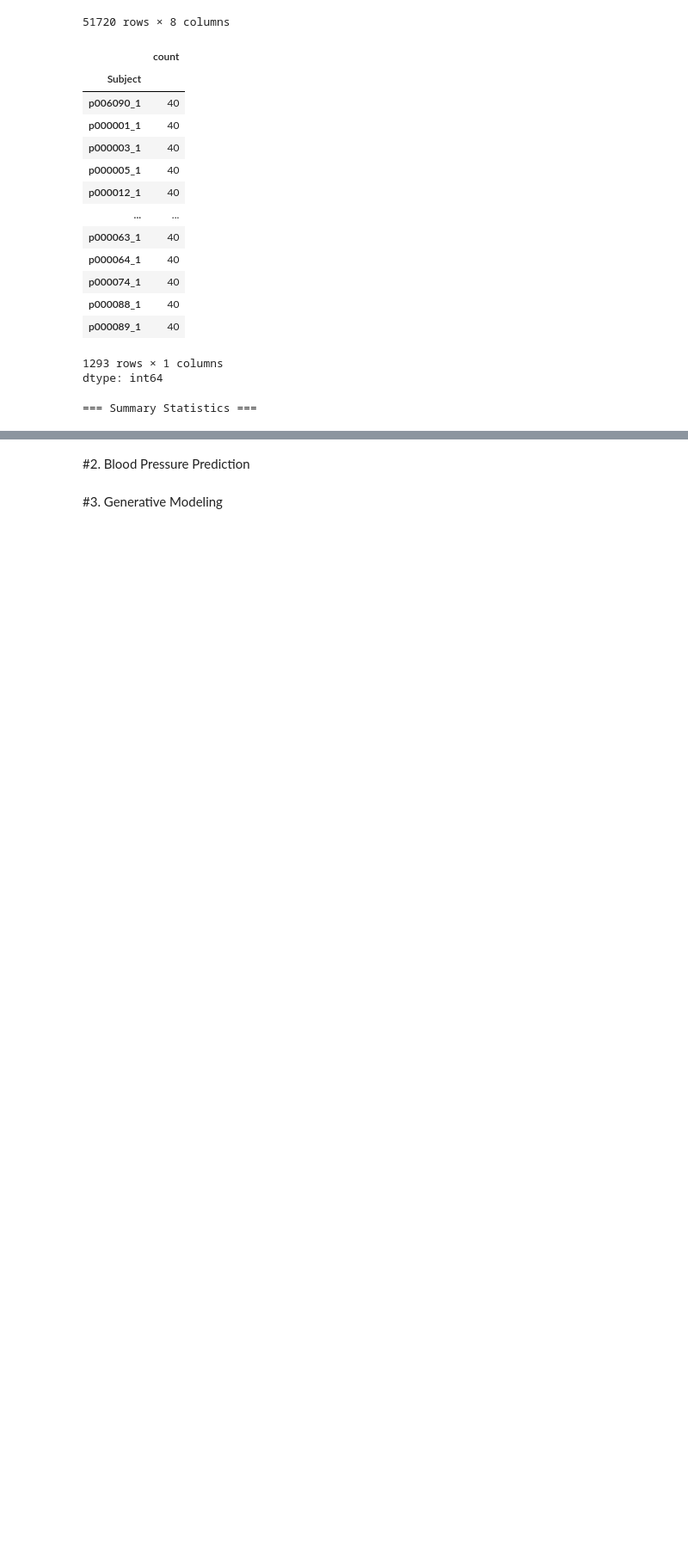
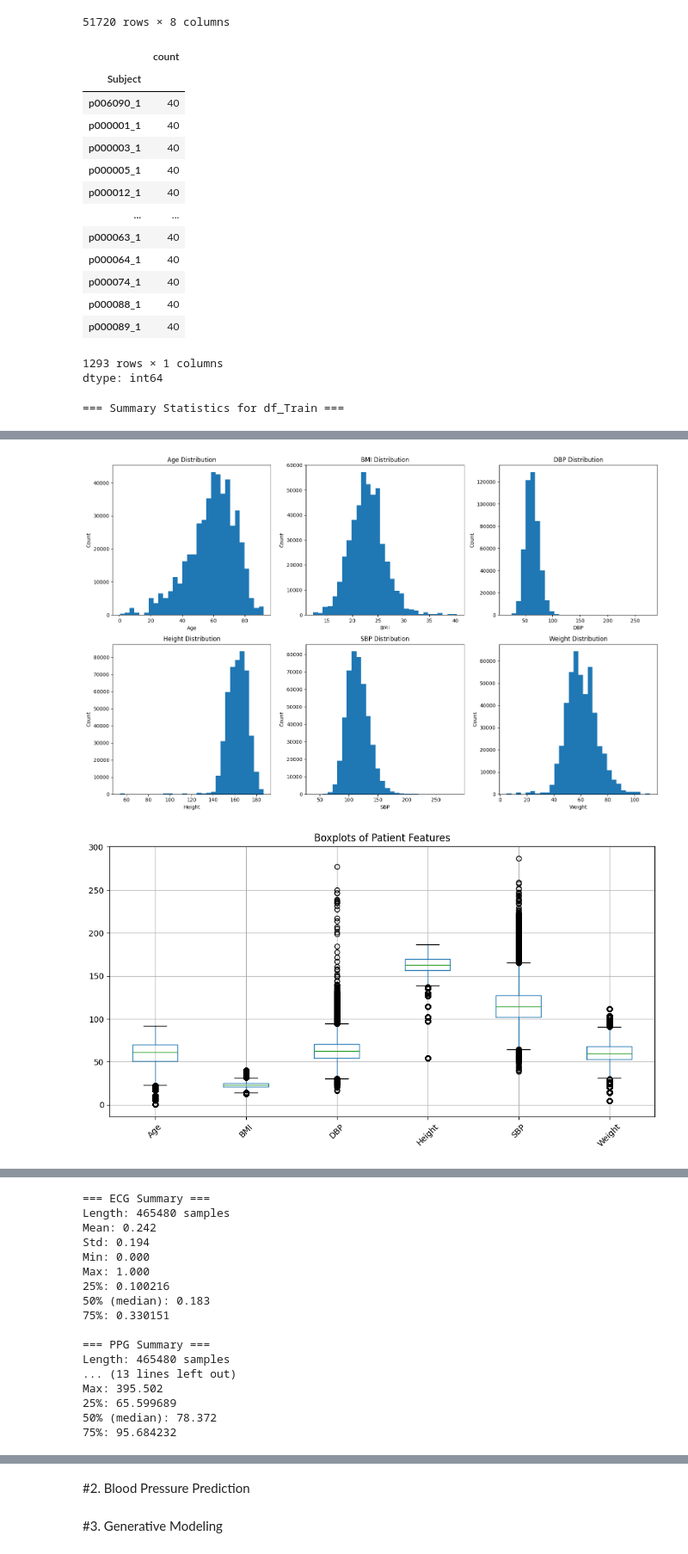
Before and after one commit to elainewong756/math-data-science-course-Project4, a Jupyter notebook: Project4.ipynb, the cells around one changed output, grey strips where cells are left out. Shown at 86% size. Drawn from its saved outputs; the diff is of its cells as text; code cells hidden in the pictures; blank space fills up the shorter version.

```diff
--- a/Project4.ipynb
+++ b/Project4.ipynb
@@ -99,10 +78,12 @@ Then in 'change runtime type' click A100 GPU and high RAM.
 
 !cat /proc/meminfo
 
-!pip install mat73
+#!pip install mat73
 import mat73
 import pandas as pd
 import numpy as np
+
+DATA_DIR = "/content/drive/MyDrive/pulsedb/"
 
 def load_mat_file(file_path):
     data_dict = mat73.loadmat(file_path)['Subset']
@@ -225,31 +206,78 @@ for i, col in enumerate(numeric_cols):
   plt.subplot(2,3,i+1)
   plt.hist(df_Train[col], bins = 30)
   plt.title(f"{col} Distribution")
   plt.xlabel(col)
   plt.ylabel("Count")
 
 plt.tight_layout()
 plt.show()
 
 #boxplots for outlier detection
 plt.figure(figsize = (12,6))
 df_Train[numeric_cols].boxplot()
 plt.title("Boxplots of Patient Features")
 plt.xticks(rotation=45)
 plt.show()
 
 #correlation matrix
+import seaborn as sns
+plt.figure(figsize = (10,6))
+sns.heatmap(df_Train[numeric_cols].corr(), annot=True, cmap = 'coolwarm')
+plt.title("Correlation Matrix")
+plt.show()
+
+#summary statistics for the signal features
+signals = {"ECG": ECG_Train, "PPG": PPG_Train, "ABP": ABP_Train}
+
+for name, sig in signals.items():
+  print(f"\n=== {name} Summary ===")
+  print(f"Length: {len(sig)} samples")
+  print(f"Mean: {np.mean(sig):.3f}")
+  print(f"Std: {np.std(sig):.3f}")
+  print(f"Min: {np.min(sig):.3f}")
+  print(f"Max: {np.max(sig):.3f}")
+  print(f"25%: {np.percentile(sig, 25):3f}")
+  print(f"50% (median): {np.median(sig):.3f}")
+  print(f"75%: {np.percentile(sig, 75):3f}")
+
+#plotting the signal waveforms
+fs = 125 #in hertz, the sampling rate given in paper
+duration_sec = 10
+N = duration_sec * fs
+
+plt.figure(figsize = (14, 9))
+
+plt.subplot(3,1,1)
+plt.plot(ABP_Train[0])
+plt.title("ABP Example (first 10 seconds)")
+plt.ylabel("ABP (mmHg)")
+
+plt.subplot(3,1,2)
+plt.plot(ECG_Train[0])
+plt.title("ECG Example (first 10 seconds)")
+plt.ylabel("ECG (mV)")
+
+plt.subplot(3,1,3)
+plt.plot(PPG_Train[0])
+plt.title("PPG Example (first 10 seconds)")
+plt.ylabel("PPG (a.u.)")
+plt.xlabel("Samples")
+
+plt.tight_layout()
+plt.show()
 # %% [output]
-=== Summary Statistics ===
+=== Summary Statistics for df_Train ===
 |  | Age | BMI | DBP | Gender | Height | SBP | Subject | Weight |
 | count | 465480.000000 | 465480.000000 | 465480.000000 | 465480.000000 | 465480.000000 | 465480.000000 | 465480 | 465480.000000 |
 | unique | NaN | NaN | NaN | NaN | NaN | NaN | 1293 | NaN |
 | top | NaN | NaN | NaN | NaN | NaN | NaN | p006090_1 | NaN |
 | freq | NaN | NaN | NaN | NaN | NaN | NaN | 360 | NaN |
 | mean | 58.980983 | 22.918767 | 62.915730 | 0.576953 | 162.502705 | 115.476681 | NaN | 60.823895 |
 | std | 15.032404 | 3.437773 | 12.084088 | 0.494043 | 9.641188 | 18.933862 | NaN | 11.659300 |
 | min | 0.400000 | 12.400000 | 16.226861 | 0.000000 | 54.000000 | 38.507506 | NaN | 4.800000 |
 | 25% | 51.000000 | 20.700000 | 54.445346 | 0.000000 | 156.600000 | 102.080878 | NaN | 53.100000 |
 | 50% | 61.000000 | 22.800000 | 62.174959 | 1.000000 | 162.900000 | 113.992528 | NaN | 59.900000 |
 | 75% | 70.000000 | 25.000000 | 70.523158 | 1.000000 | 169.200000 | 127.303095 | NaN | 68.050000 |
 | max | 92.000000 | 40.300000 | 276.927879 | 1.000000 | 186.600000 | 286.582400 | NaN | 111.500000 |
+[figure, added]
+[figure, added]
@@ -255,0 +285,17 @@ plt.show()
+=== ECG Summary ===
+Length: 465480 samples
+Mean: 0.242
+Std: 0.194
+Min: 0.000
+Max: 1.000
+25%: 0.100216
+50% (median): 0.183
+75%: 0.330151
+
+=== PPG Summary ===
+Length: 465480 samples
+... (13 lines left out)
+Max: 395.502
+25%: 65.599689
+50% (median): 78.372
+75%: 95.684232
```
Also changed, not shown: parts of 5 cells of this notebook.
